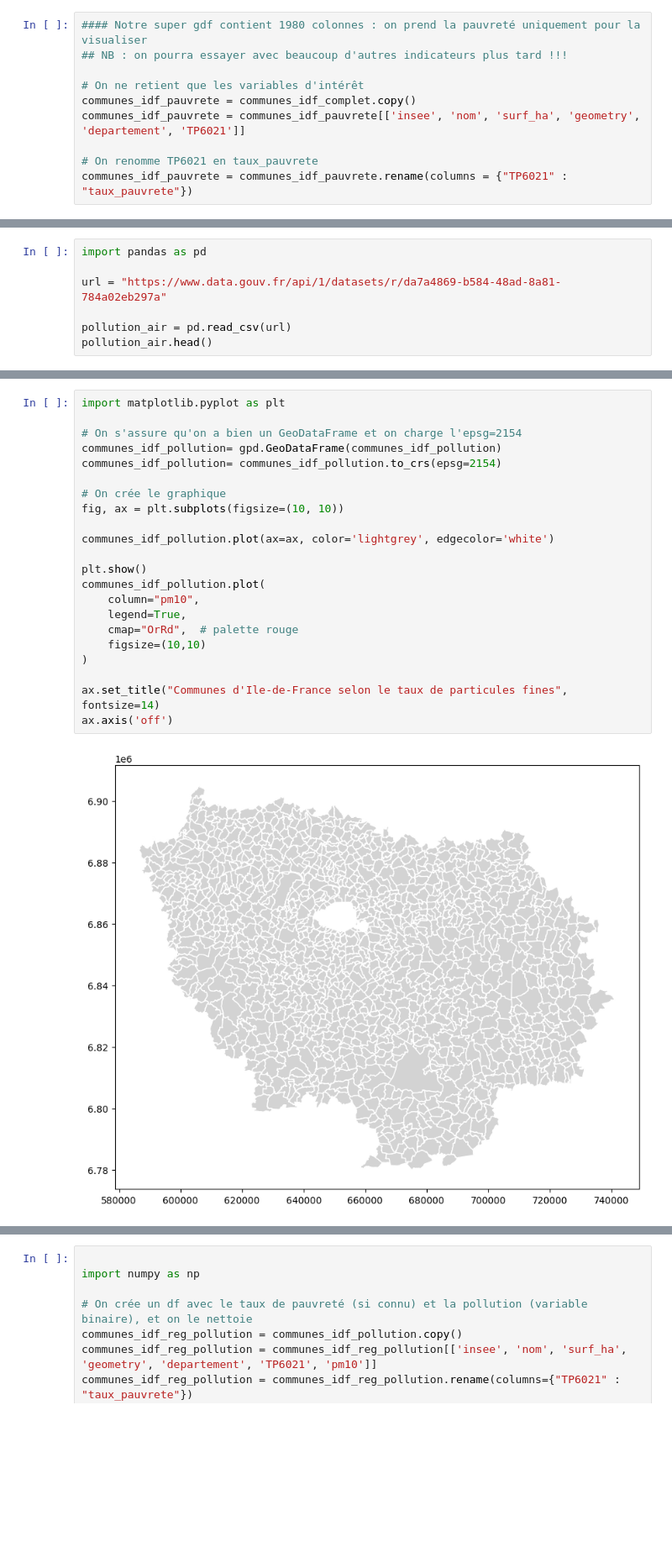
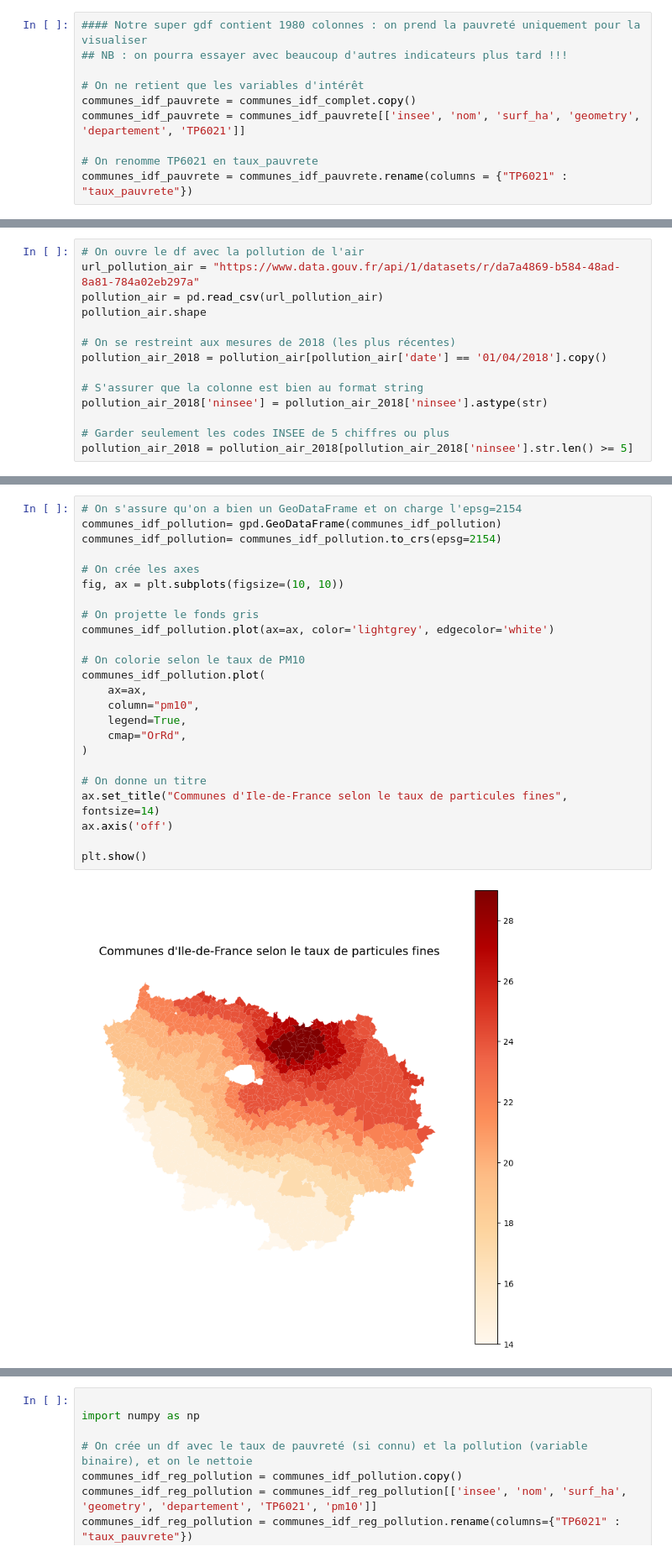
Before and after one commit to aurelianmoge/Projet-Python---ENSAE-2025, a Jupyter notebook: industries_polluantes__juliette.ipynb, the cells around one changed output, grey strips where cells are left out. Shown at 84% size. Drawn from its saved outputs; the diff is of its cells as text; blank space fills up the shorter version.

Commit message:
Reprise du notebook de Juliette sur la pollution de l'air ; documentation des lignes de code et tests en plus.

```diff
--- a/industries_polluantes__juliette.ipynb
+++ b/industries_polluantes__juliette.ipynb
@@ -334,7 +395,14 @@ t-statistic: 5.509, p-value: 1.181e-07
 # %%
-import pandas as pd
+# On ouvre le df avec la pollution de l'air
+url_pollution_air = "https://www.data.gouv.fr/api/1/datasets/r/da7a4869-b584-48ad-8a81-784a02eb297a"
+pollution_air = pd.read_csv(url_pollution_air)
+pollution_air.shape
 
-url = "https://www.data.gouv.fr/api/1/datasets/r/da7a4869-b584-48ad-8a81-784a02eb297a"
+# On se restreint aux mesures de 2018 (les plus récentes)
+pollution_air_2018 = pollution_air[pollution_air['date'] == '01/04/2018'].copy()
 
-pollution_air = pd.read_csv(url)
-pollution_air.head()
+# S'assurer que la colonne est bien au format string
+pollution_air_2018['ninsee'] = pollution_air_2018['ninsee'].astype(str)
+
+# Garder seulement les codes INSEE de 5 chiffres ou plus
+pollution_air_2018 = pollution_air_2018[pollution_air_2018['ninsee'].str.len() >= 5]
@@ -389,24 +424,26 @@ communes_idf_pollution.shape
 # %%
-import matplotlib.pyplot as plt
-
 # On s'assure qu'on a bien un GeoDataFrame et on charge l'epsg=2154
 communes_idf_pollution= gpd.GeoDataFrame(communes_idf_pollution)
 communes_idf_pollution= communes_idf_pollution.to_crs(epsg=2154)
 
-# On crée le graphique
+# On crée les axes
 fig, ax = plt.subplots(figsize=(10, 10))
 
+# On projette le fonds gris
 communes_idf_pollution.plot(ax=ax, color='lightgrey', edgecolor='white')
 
-plt.show()
+# On colorie selon le taux de PM10
 communes_idf_pollution.plot(
+    ax=ax,
     column="pm10",
     legend=True,
-    cmap="OrRd",  # palette rouge
-    figsize=(10,10)
+    cmap="OrRd",
 )
 
+# On donne un titre
 ax.set_title("Communes d'Ile-de-France selon le taux de particules fines", fontsize=14)
 ax.axis('off')
+
+plt.show()
 # %% [output]
-[figure, old version]
+[figure, new version]
```
Also changed, not shown: parts of 22 cells of this notebook.
